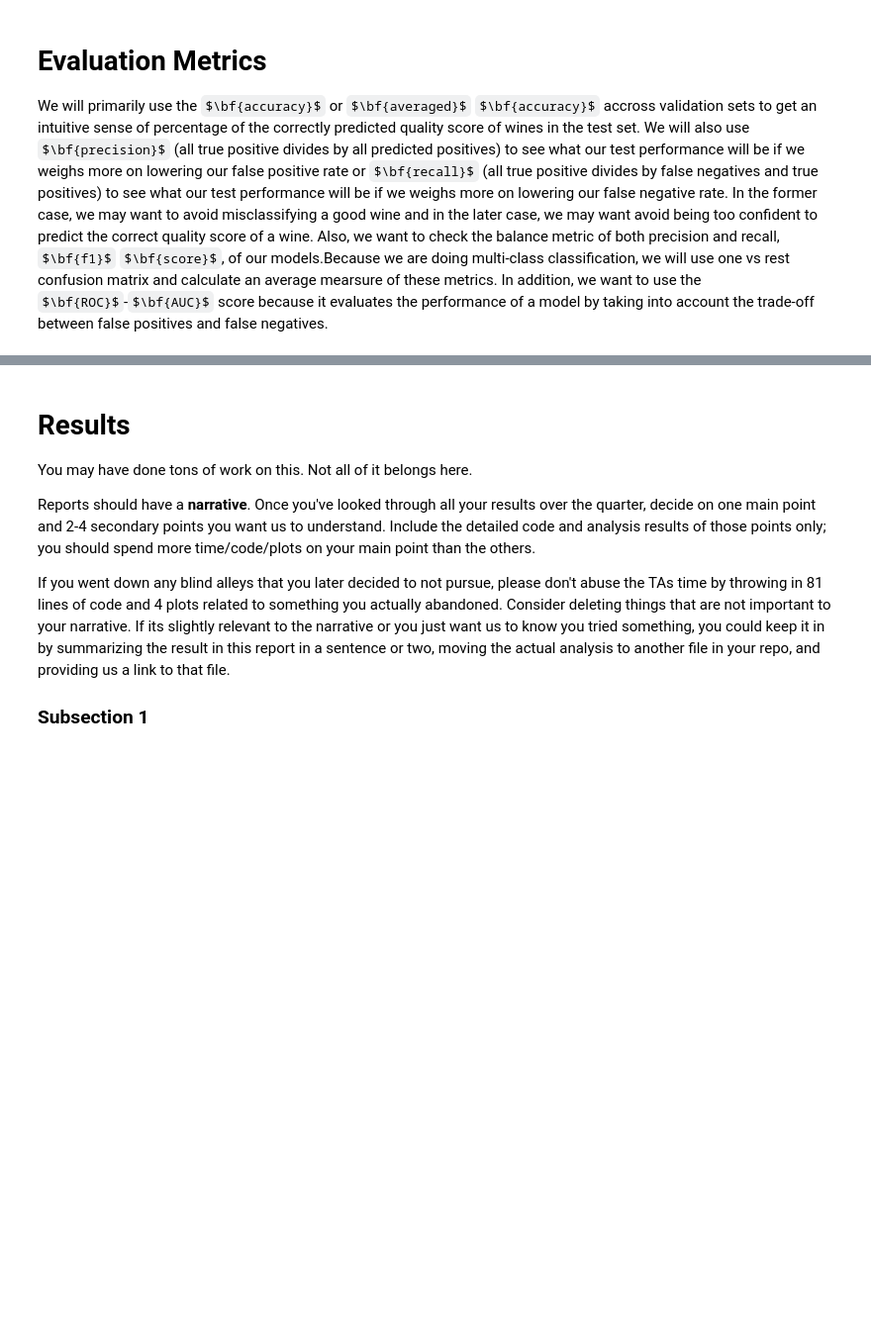
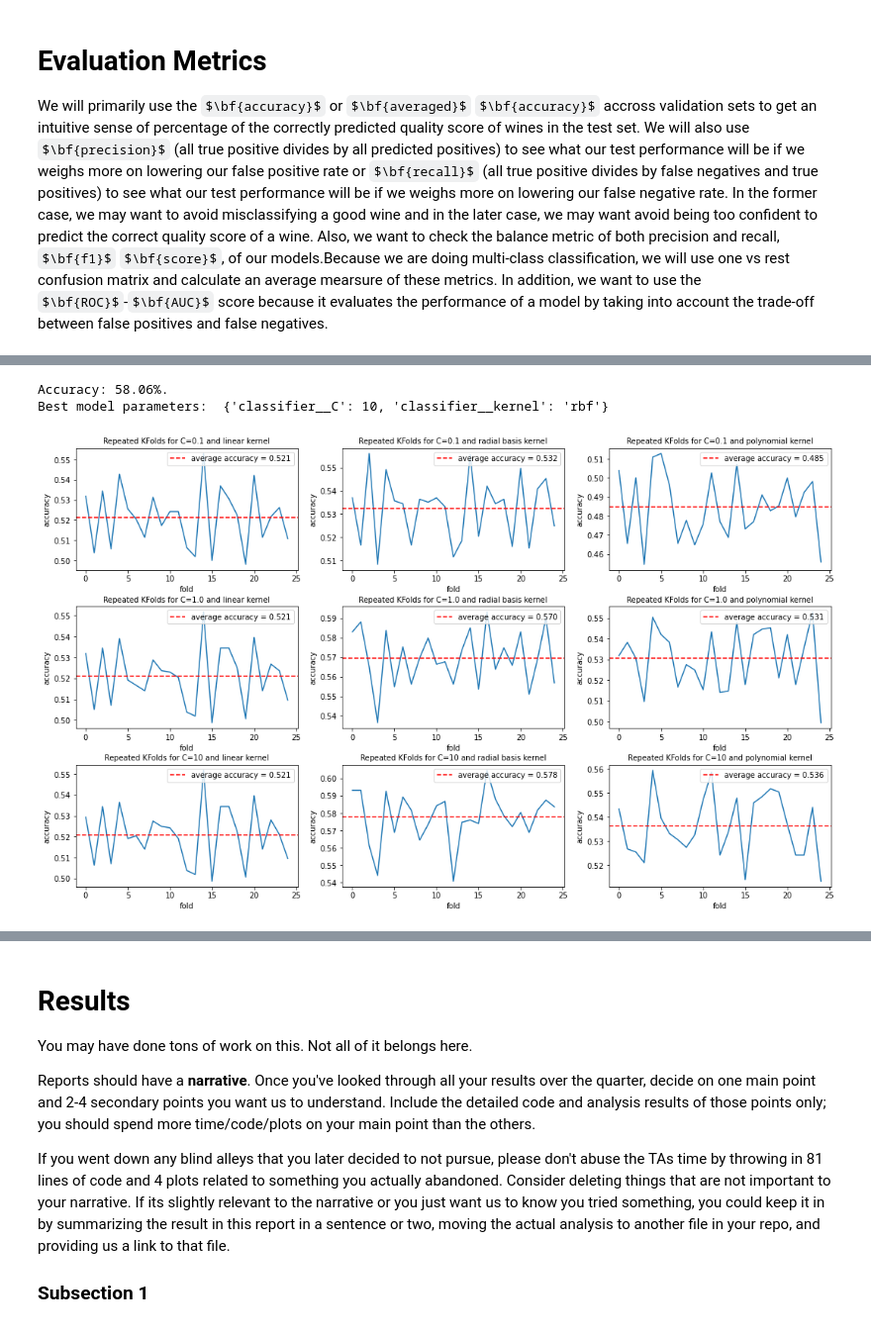
Before and after one commit to COGS118A/Group009-Wi23, a Jupyter notebook: FinalProjectGroup009-Wi23.ipynb, the cells around one changed output, grey strips where cells are left out. Shown at 99% size. Cells and saved outputs as stored; diff of their text form; code cells hidden in the pictures; some formulas as TeX source; blank space fills up the shorter version.

```diff
--- a/FinalProjectGroup009-Wi23.ipynb
+++ b/FinalProjectGroup009-Wi23.ipynb
@@ -388,0 +384,42 @@ acc_mlp = clf_mlp.score(X_test, y_test)
+# %%
+# hyper-parameters to tune
+params = {'classifier__C': [0.1, 1.0, 10], 'classifier__kernel': ['linear', 'rbf', 'poly']}
+# repeated k-fold cv (5*5)
+rkf = RepeatedKFold(n_splits=5, n_repeats=5, random_state=42)
+# basic SVM classifier
+svm_ovr = SVC(decision_function_shape='ovr')
+# overal pipeline
+pipe = Pipeline([('preprocessor', preprocessor), ('classifier', svm_ovr)])
+# grid search
+clf_svm_ovr = GridSearchCV(estimator=pipe, cv=rkf, param_grid=params, verbose=0)
+# training and testing
+clf_svm_ovr.fit(X_train, y_train)
+y_pred_svm_ovr = clf_svm_ovr.predict(X_test)
+acc_svm_ovr = accuracy_score(y_pred_svm_ovr, y_test)
+# %%
+print('Accuracy: {:.2f}%.'.format(acc_svm_ovr * 100))
+print("Best model parameters: ", clf_svm_ovr.best_params_)
+# %% [output]
+Accuracy: 58.06%.
+Best model parameters:  {'classifier__C': 10, 'classifier__kernel': 'rbf'}
+# %%
+# plot the result
+acc_list = np.zeros((25,9))
+for i in range(25):
+    acc_list[i] = clf_svm_ovr.cv_results_[f'split{i}_test_score']
+fig, ax = plt.subplots(3, 3, figsize=(18, 12))
+fig.subplots_adjust(wspace=0.2, hspace=0.3, top=0.8)
+C = [0.1,1.0,10]
+ker = ['linear', 'radial basis', 'polynomial']
+for i in range(3):
+    for j in range(3):
+        ax[i][j].plot(np.arange(25), acc_list[:, i*3+j])
+        mean = np.mean(acc_list[:, i*3+j])
+        ax[i][j].axhline(mean, color='red', ls='--', label=f'average accuracy = {mean:.3f}')
+        ax[i][j].set_title(f'Repeated KFolds for C={C[i]} and {ker[j]} kernel', fontsize=10)
+        ax[i][j].set_xlabel('fold')
+        ax[i][j].set_ylabel('accuracy')
+        ax[i][j].legend(loc='upper right')
+plt.show()
+# %% [output]
+[figure, added]
```
Also changed, not shown: parts of 39 cells of this notebook.
